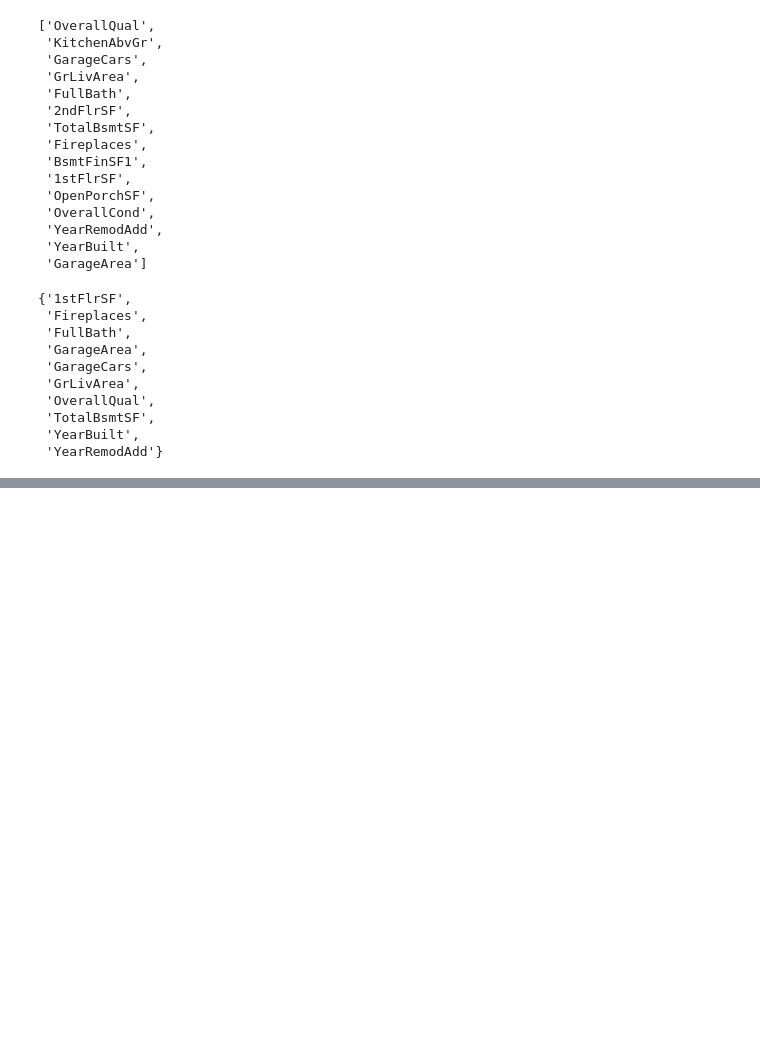
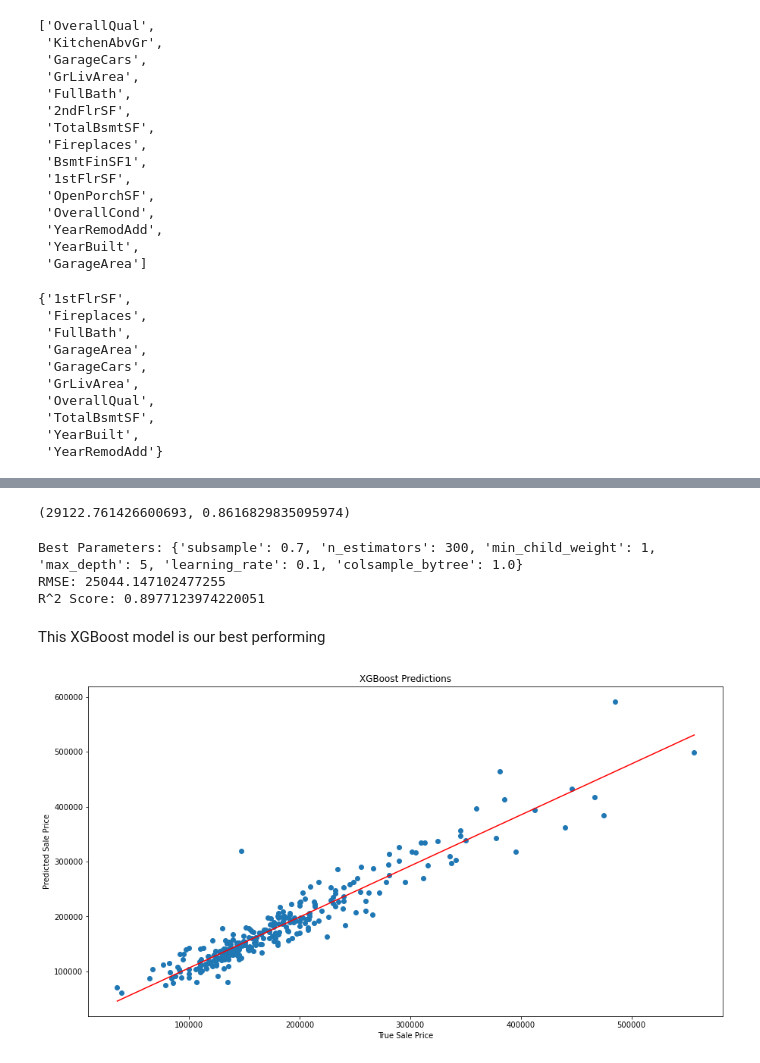
Before and after one commit to brianellis1997/House_Prices, a Jupyter notebook: EDA.ipynb, the cells around one changed output, grey strips where cells are left out. Cells and saved outputs as stored; diff of their text form; code cells hidden in the pictures; blank space fills up the shorter version.

```diff
--- a/EDA.ipynb
+++ b/EDA.ipynb
@@ -460,0 +848,4 @@ common_elements
+# %%
+xgb = XGBRegressor()
+
+xgb.fit(X_train, y_train)
@@ -460,0 +866,56 @@ common_elements
+# %%
+rmse_xgb = np.sqrt(mean_squared_error(y_test, y_pred))
+r2_xgb = r2_score(y_test, y_pred)
+
+rmse_xgb, r2_xgb
+# %% [output]
+(29122.761426600693, 0.8616829835095974)
+# %%
+# Define the parameter grid
+param_grid = {
+    'learning_rate': [0.01, 0.05, 0.1, 0.3, 0.5],
+    'max_depth': [3, 5, 7, 9, 12],
+    'min_child_weight': [1, 3, 5, 7],
+    'subsample': [0.6, 0.7, 0.8, 0.9, 1.0],
+    'colsample_bytree': [0.6, 0.7, 0.8, 0.9, 1.0],
+    'n_estimators': [100, 200, 300, 400, 500]
+}
+
+# Create an XGBoost regressor
+xgb_model = XGBRegressor(random_state=42)
+
+# Perform RandomizedSearchCV
+random_search = RandomizedSearchCV(estimator=xgb_model, param_distributions=param_grid, n_iter=100, cv=5, random_state=42)
+
+# Fit the RandomizedSearchCV model
+random_search.fit(X_train, y_train)
+
+# Get the best estimator from the search
+best_xgb = random_search.best_estimator_
+
+# Predict on the test set
+y_pred = best_xgb.predict(X_test)
+
+# Calculate RMSE and R^2 score
+rmse_xgb = np.sqrt(mean_squared_error(y_test, y_pred))
+r2_xgb = r2_score(y_test, y_pred)
+
+print("Best Parameters:", random_search.best_params_)
+print("RMSE:", rmse_xgb)
+print("R^2 Score:", r2_xgb)
+# %% [output]
+Best Parameters: {'subsample': 0.7, 'n_estimators': 300, 'min_child_weight': 1, 'max_depth': 5, 'learning_rate': 0.1, 'colsample_bytree': 1.0}
+RMSE: 25044.147102477255
+R^2 Score: 0.8977123974220051
+# %% [markdown]
+This XGBoost model is our best performing
+# %%
+plt.figure(figsize=(15, 8))
+plt.scatter(y_test, y_pred)
+plt.plot(np.unique(y_test), np.poly1d(np.polyfit(y_test, y_pred, 1))(np.unique(y_test)), color='red')
+plt.title('XGBoost Predictions')
+plt.xlabel('True Sale Price')
+plt.ylabel('Predicted Sale Price')
+plt.show()
+# %% [output]
+[figure, added]
```
Also changed, not shown: parts of 58 cells of this notebook.
